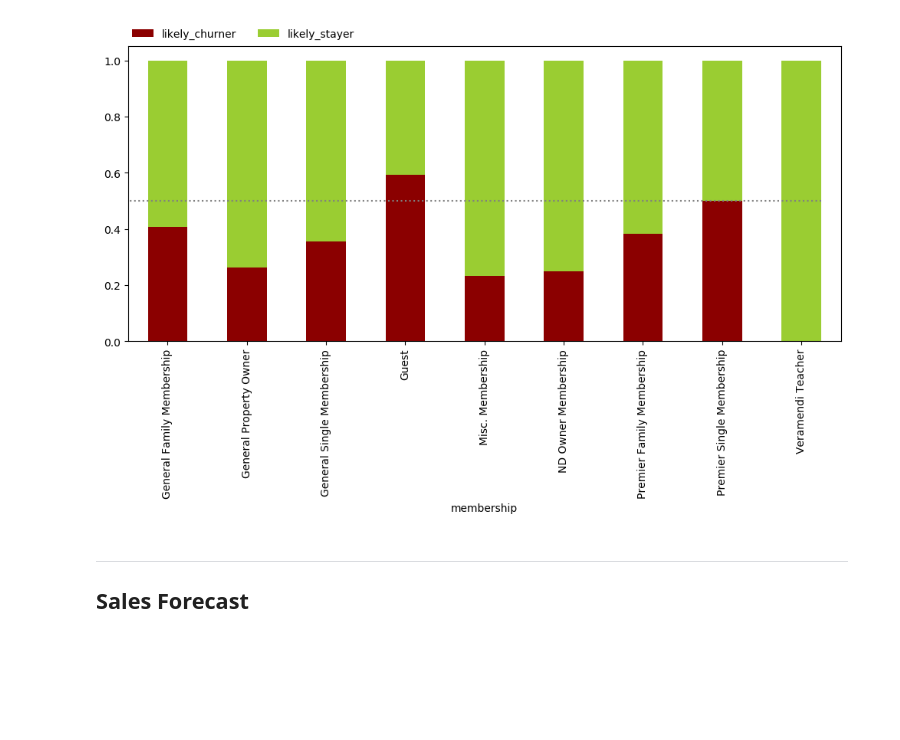
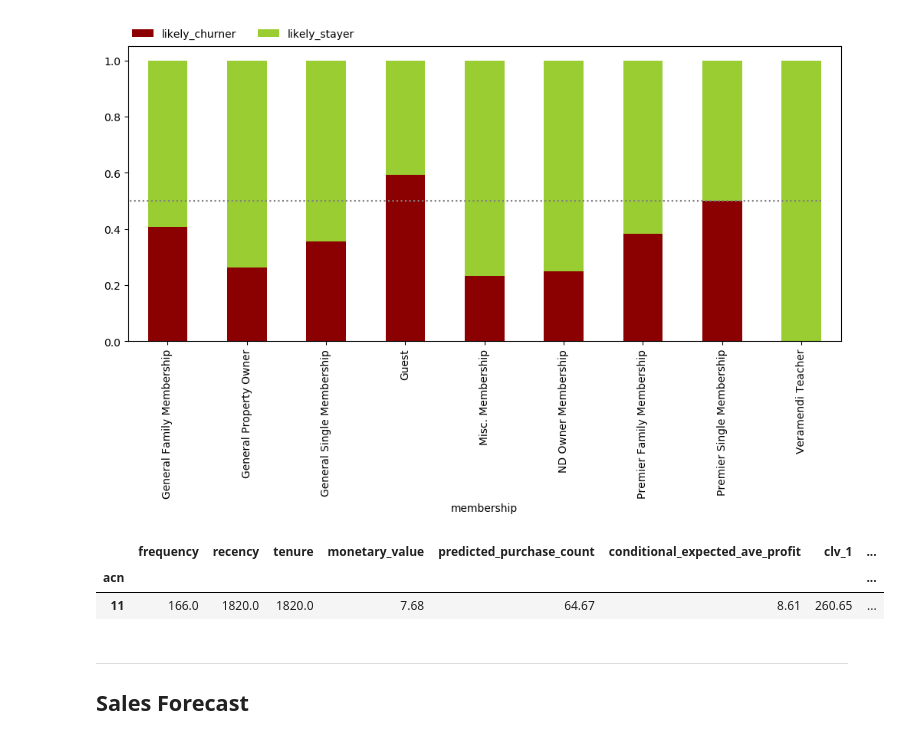
Before and after one commit to crisgiovanoni/jncc_project, a Jupyter notebook: modeling.ipynb, the cells around one changed output. Drawn from its saved outputs; the diff is of its cells as text; code cells hidden in the pictures; blank space fills up the shorter version.

```diff
--- a/modeling.ipynb
+++ b/modeling.ipynb
@@ -1315,3 +1315,11 @@ plt.hlines(y=0.5,xmin=-0.9,xmax=8.25,colors="gray",linestyles=":")
 plt.show()
 # %% [output]
 [figure]
+# %%
+rfmdf = rfmdf.round(2)
+# %%
+rfmdf.head(1)
+# %% [output]
+|  | frequency | recency | tenure | monetary_value | predicted_purchase_count | conditional_expected_ave_profit | clv_1 | ... |
+| acn |  |  |  |  |  |  |  | ... |
+| 11 | 166.0 | 1820.0 | 1820.0 | 7.68 | 64.67 | 8.61 | 260.65 | ... |
```
Also changed, not shown: parts of 12 cells of this notebook.
